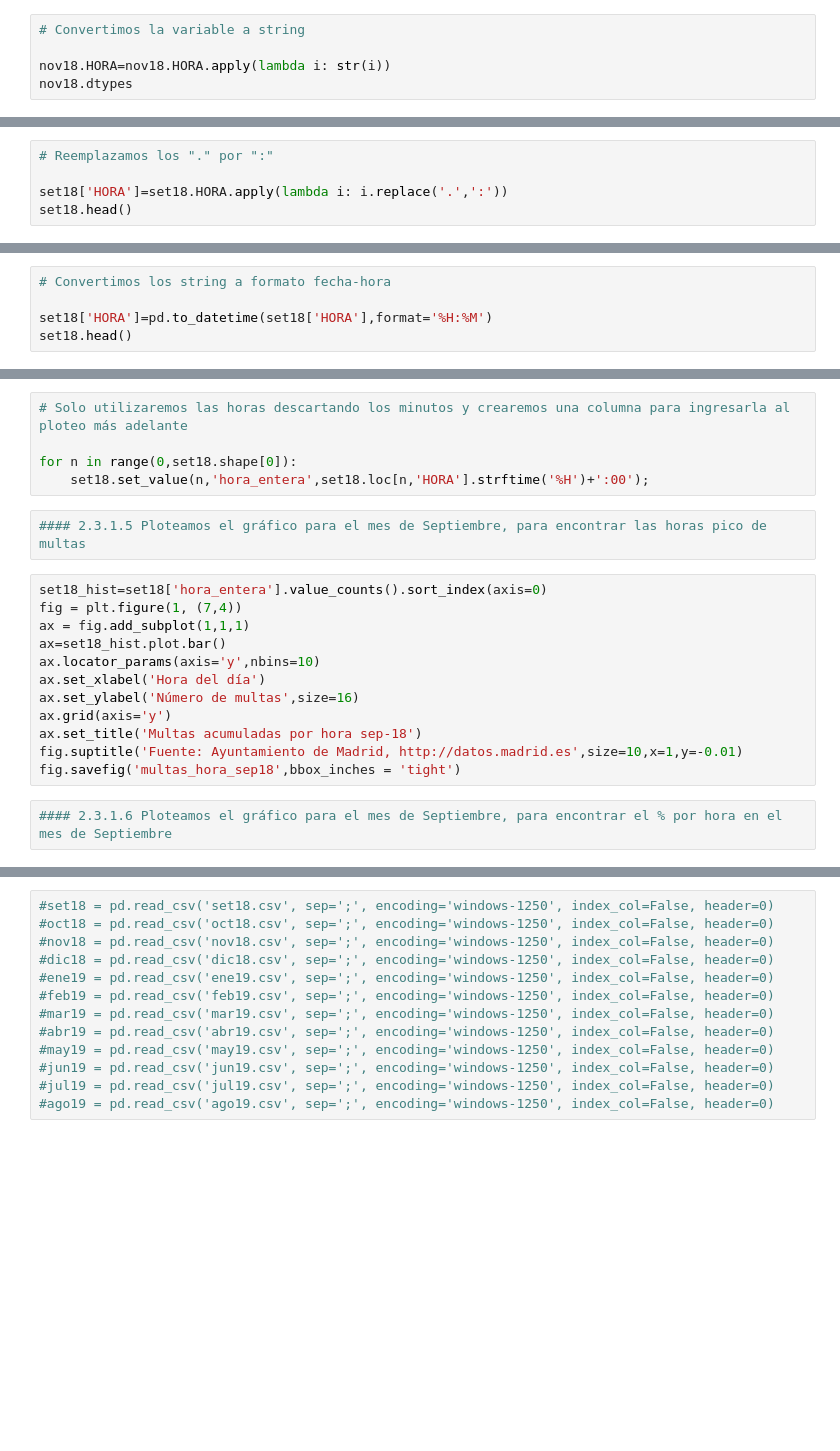
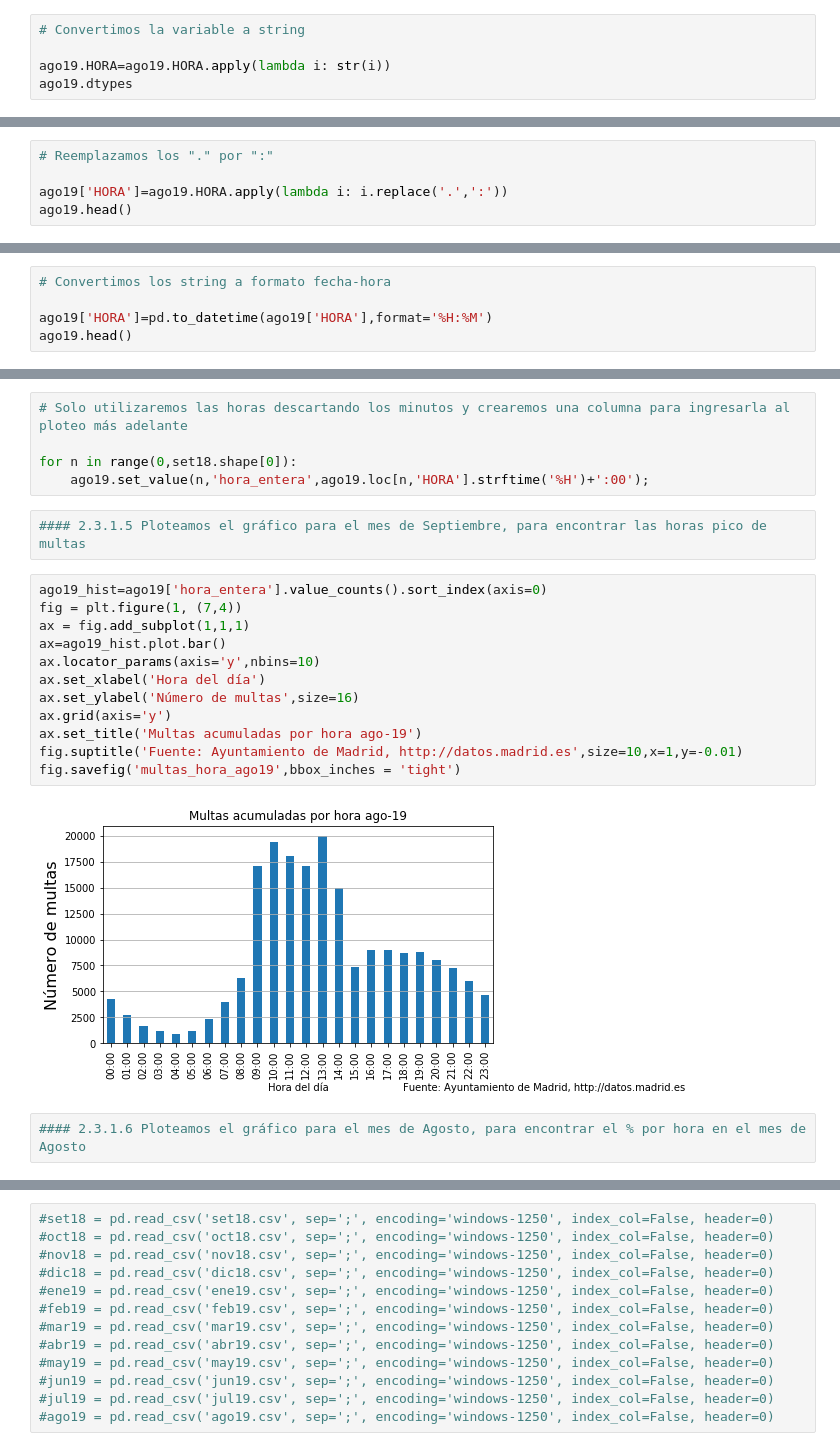
Before and after one commit to Rafabedolla/python, a Jupyter notebook: rafa.ipynb, the cells around one changed output, grey strips where cells are left out. Cells and saved outputs as stored; diff of their text form; blank space fills up the shorter version.

```diff
--- a/rafa.ipynb
+++ b/rafa.ipynb
@@ -1606,5 +1606,5 @@ ago19 = pd.read_csv(path_web0819, sep=';', encoding='windows-1250',
 # %%
 # Convertimos la variable a string
 
-nov18.HORA=nov18.HORA.apply(lambda i: str(i))
-nov18.dtypes
+ago19.HORA=ago19.HORA.apply(lambda i: str(i))
+ago19.dtypes
@@ -1611,5 +1627,5 @@ nov18.dtypes
 # %%
 # Reemplazamos los "." por ":"
 
-set18['HORA']=set18.HORA.apply(lambda i: i.replace('.',':'))
-set18.head()
+ago19['HORA']=ago19.HORA.apply(lambda i: i.replace('.',':'))
+ago19.head()
@@ -1616,5 +1639,5 @@ set18.head()
 # %%
 # Convertimos los string a formato fecha-hora
 
-set18['HORA']=pd.to_datetime(set18['HORA'],format='%H:%M')
-set18.head()
+ago19['HORA']=pd.to_datetime(ago19['HORA'],format='%H:%M')
+ago19.head()
@@ -1622,21 +1652,23 @@ set18.head()
 # Solo utilizaremos las horas descartando los minutos y crearemos una columna para ingresarla al ploteo más adelante
 
 for n in range(0,set18.shape[0]):
-    set18.set_value(n,'hora_entera',set18.loc[n,'HORA'].strftime('%H')+':00');
+    ago19.set_value(n,'hora_entera',ago19.loc[n,'HORA'].strftime('%H')+':00');
 # %%
 #### 2.3.1.5 Ploteamos el gráfico para el mes de Septiembre, para encontrar las horas pico de multas
 # %%
-set18_hist=set18['hora_entera'].value_counts().sort_index(axis=0)
+ago19_hist=ago19['hora_entera'].value_counts().sort_index(axis=0)
 fig = plt.figure(1, (7,4))
 ax = fig.add_subplot(1,1,1)
-ax=set18_hist.plot.bar()
+ax=ago19_hist.plot.bar()
 ax.locator_params(axis='y',nbins=10)
 ax.set_xlabel('Hora del día')
 ax.set_ylabel('Número de multas',size=16)
 ax.grid(axis='y')
-ax.set_title('Multas acumuladas por hora sep-18')
+ax.set_title('Multas acumuladas por hora ago-19')
 fig.suptitle('Fuente: Ayuntamiento de Madrid, http://datos.madrid.es',size=10,x=1,y=-0.01)
-fig.savefig('multas_hora_sep18',bbox_inches = 'tight')
+fig.savefig('multas_hora_ago19',bbox_inches = 'tight')
+# %% [output]
+[figure, added]
 # %%
-#### 2.3.1.6 Ploteamos el gráfico para el mes de Septiembre, para encontrar el % por hora en el mes de Septiembre
+#### 2.3.1.6 Ploteamos el gráfico para el mes de Agosto, para encontrar el % por hora en el mes de Agosto
 # %%
```
Also changed, not shown: parts of 9 cells of this notebook.
